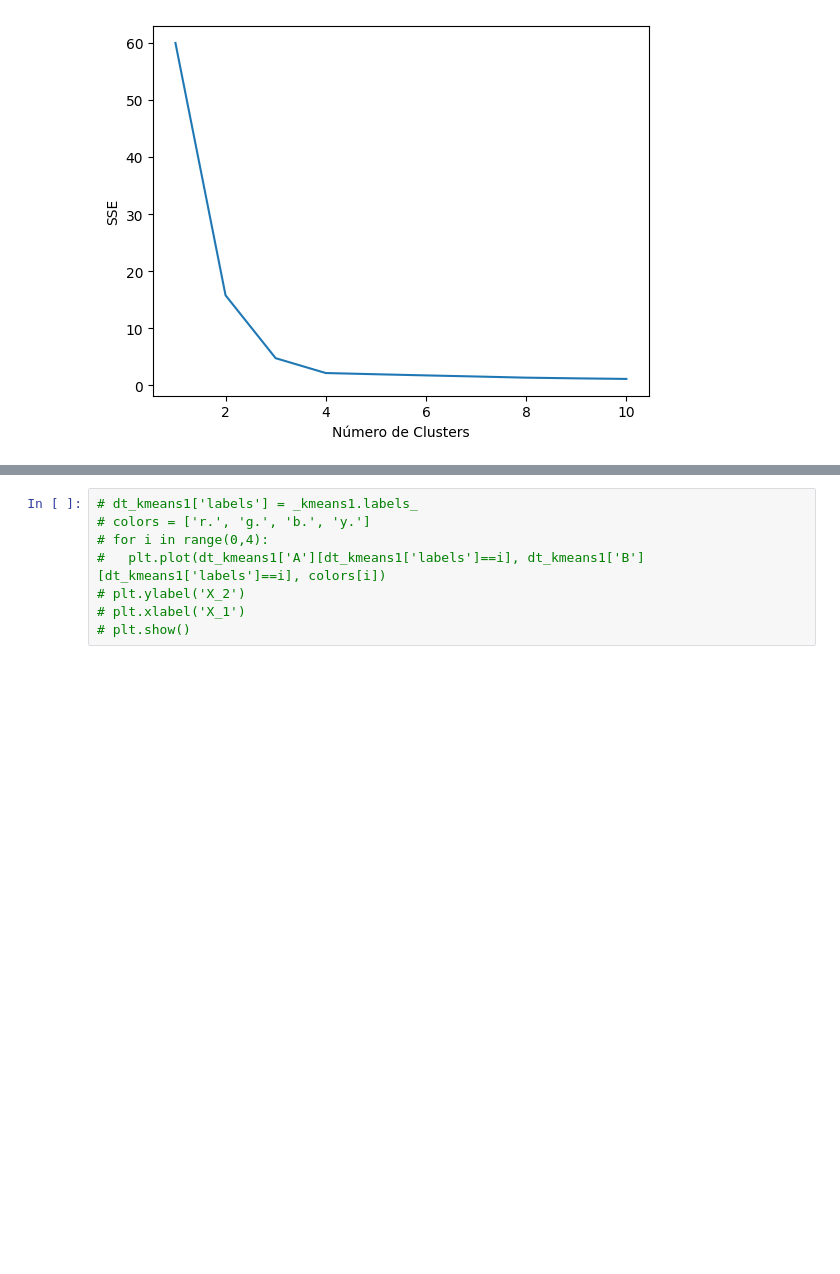
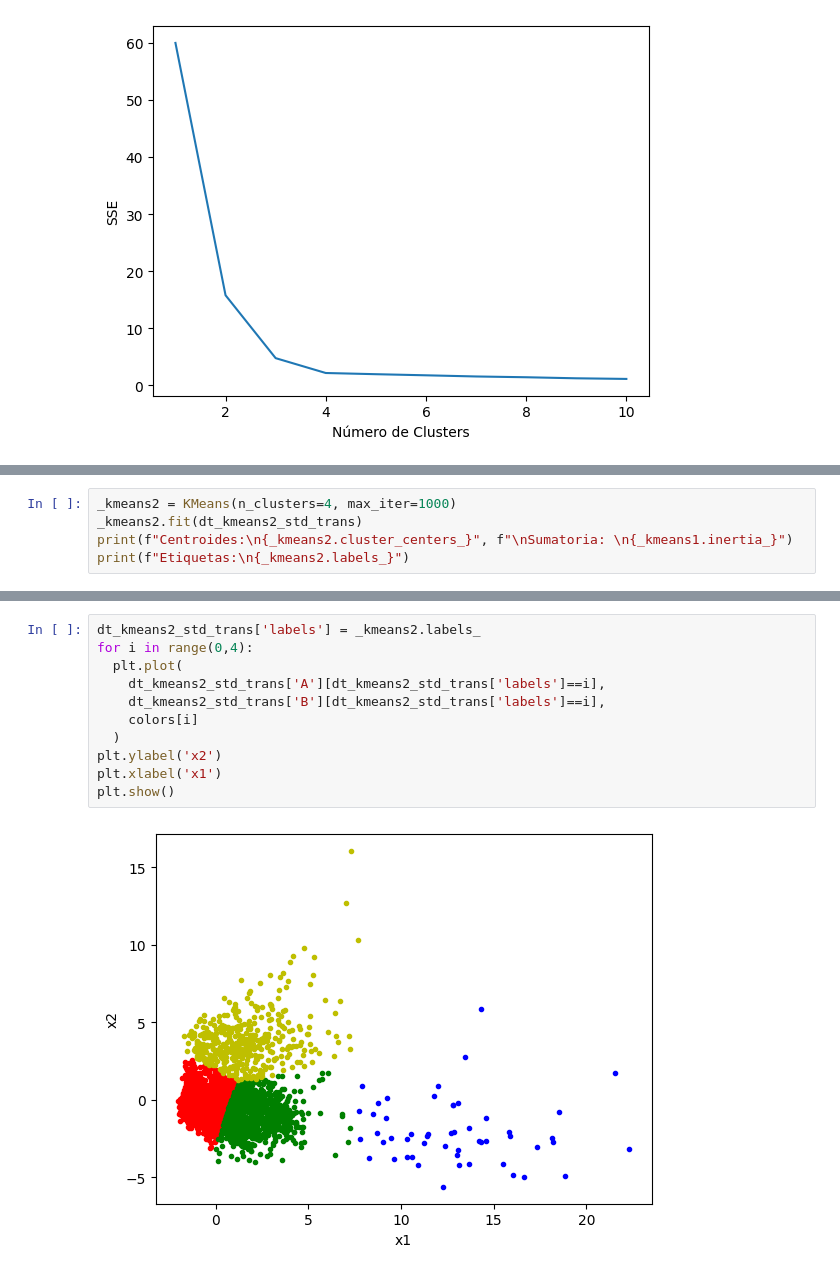
Before and after one commit to NicoRepo/Diplomado-UC, a Jupyter notebook: Modulo 3 - Machine Learning/MP3/MP3.ipynb, the cells around one changed output, grey strips where cells are left out. Drawn from its saved outputs; the diff is of its cells as text; blank space fills up the shorter version.

```diff
--- a/Modulo 3 - Machine Learning/MP3/MP3.ipynb
+++ b/Modulo 3 - Machine Learning/MP3/MP3.ipynb
@@ -72,0 +149,5 @@ print(_kmeans1.labels_)
+# %%
+_kmeans2 = KMeans(n_clusters=4, max_iter=1000)
+_kmeans2.fit(dt_kmeans2_std_trans)
+print(f"Centroides:\n{_kmeans2.cluster_centers_}", f"\nSumatoria: \n{_kmeans1.inertia_}")
+print(f"Etiquetas:\n{_kmeans2.labels_}")
@@ -73,8 +168,13 @@ print(_kmeans1.labels_)
 # %%
-# dt_kmeans1['labels'] = _kmeans1.labels_
-# colors = ['r.', 'g.', 'b.', 'y.']
-# for i in range(0,4):
-#   plt.plot(dt_kmeans1['A'][dt_kmeans1['labels']==i], dt_kmeans1['B'][dt_kmeans1['labels']==i], colors[i])
-# plt.ylabel('X_2')
-# plt.xlabel('X_1')
-# plt.show()
+dt_kmeans2_std_trans['labels'] = _kmeans2.labels_
+for i in range(0,4):
+  plt.plot(
+    dt_kmeans2_std_trans['A'][dt_kmeans2_std_trans['labels']==i],
+    dt_kmeans2_std_trans['B'][dt_kmeans2_std_trans['labels']==i],
+    colors[i]
+  )
+plt.ylabel('x2')
+plt.xlabel('x1')
+plt.show()
+# %% [output]
+[figure, added]
```
Also changed, not shown: parts of 19 cells of this notebook, 1 other file.
